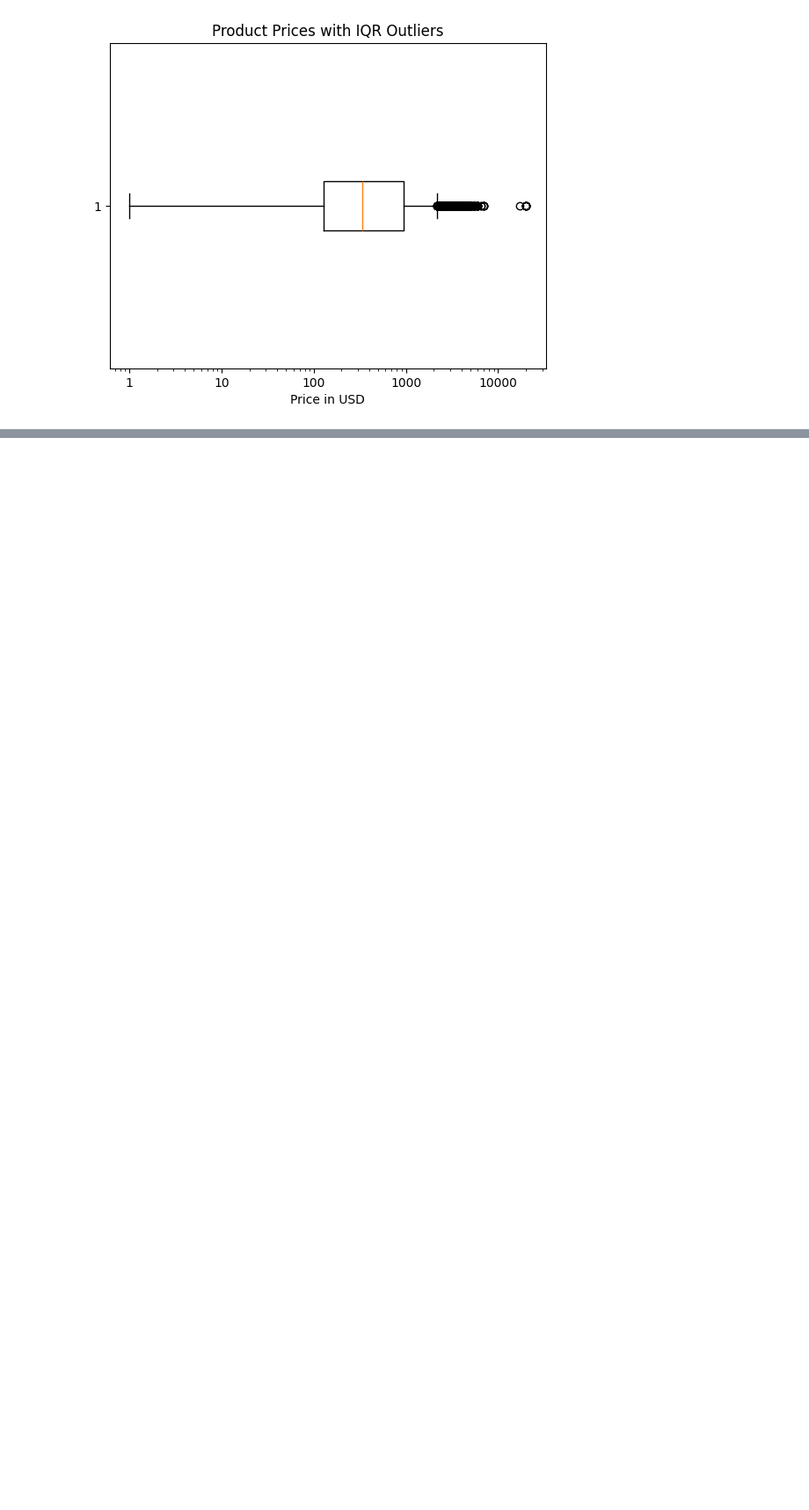
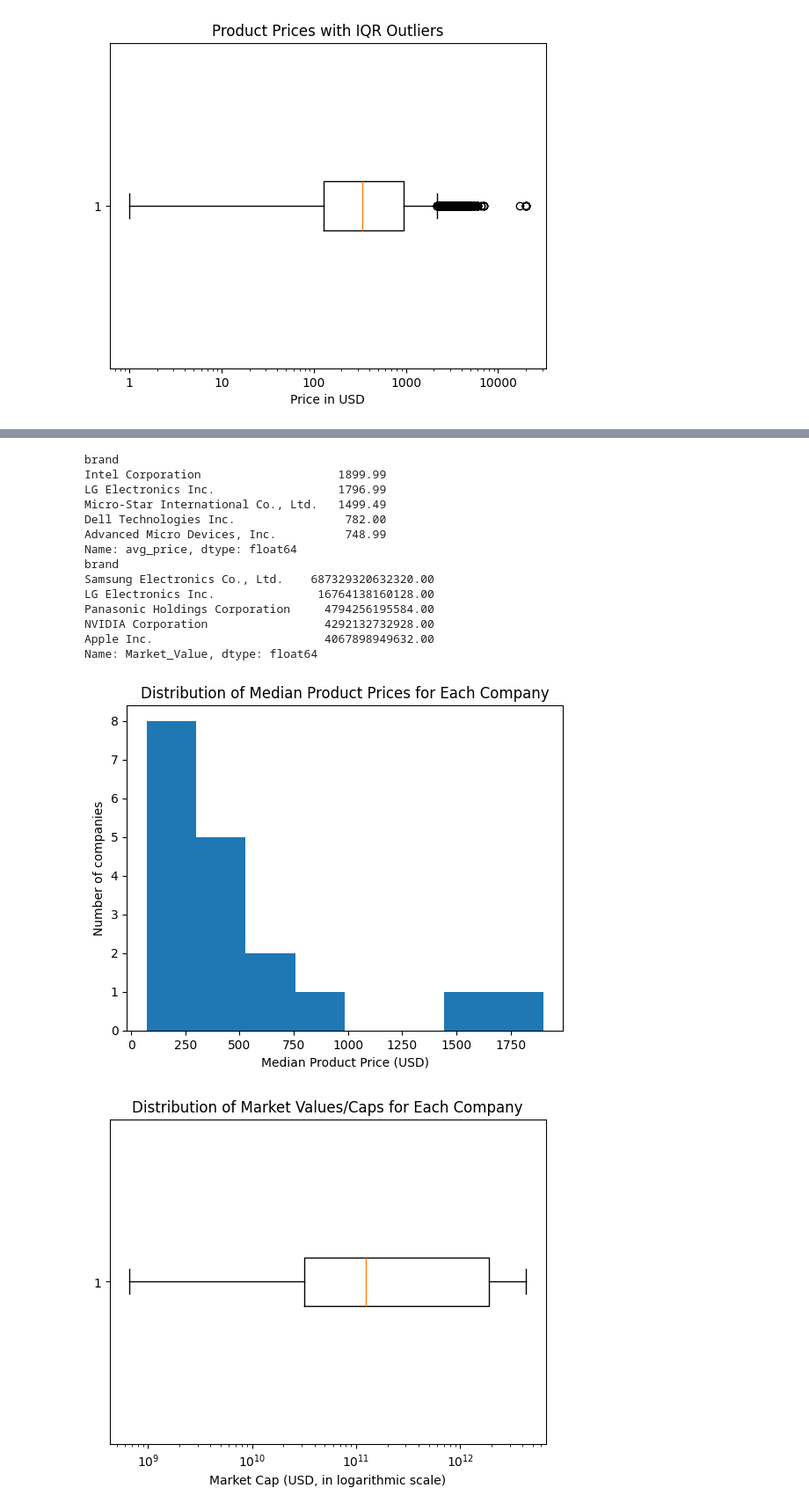
Before and after one commit to zoryT8/CMSC320-Final-Project, a Jupyter notebook: final.ipynb, the cells around one changed output, grey strips where cells are left out. Shown at 88% size. Cells and saved outputs as stored; diff of their text form; code cells hidden in the pictures; blank space fills up the shorter version.

Commit message:
added second part of exploratory analysis: correlation between market cap and product prices

```diff
--- a/final.ipynb
+++ b/final.ipynb
@@ -348,0 +349,45 @@ Name: avg_price, dtype: float64
+# %%
+# Calculating median product prices for each company
+median_product_prices = combined_df.groupby("brand")["avg_price"].median()
+
+print(median_product_prices.sort_values(ascending=False).head())
+
+# All rows for same brand have same market value because they were joined from Stock_Price.csv, so first() works here
+market_values = combined_df.groupby("brand")["Market_Value"].first()
+
+print(market_values.sort_values(ascending=False).head())
+
+# These companies' market caps seem abnormally high, maybe in wrong currency, so excluding them from correlation analysis
+exclude_companies = ["Samsung Electronics Co., Ltd.", "LG Electronics Inc.", "Panasonic Holdings Corporation"]
+
+market_values = market_values.drop(exclude_companies)
+median_product_prices = median_product_prices.drop(exclude_companies)
+
+plt.hist(median_product_prices, bins = 8)
+plt.title("Distribution of Median Product Prices for Each Company")
+plt.xlabel("Median Product Price (USD)")
+plt.ylabel("Number of companies")
+plt.show()
+
+plt.boxplot(market_values, orientation = "horizontal")
+plt.title("Distribution of Market Values/Caps for Each Company")
+plt.xscale("log")
+plt.xlabel("Market Cap (USD, in logarithmic scale)")
+plt.show()
+# %% [output]
+brand
+Intel Corporation                    1899.99
+LG Electronics Inc.                  1796.99
+Micro-Star International Co., Ltd.   1499.49
+Dell Technologies Inc.                782.00
+Advanced Micro Devices, Inc.          748.99
+Name: avg_price, dtype: float64
+brand
+Samsung Electronics Co., Ltd.    687329320632320.00
+LG Electronics Inc.               16764138160128.00
+Panasonic Holdings Corporation     4794256195584.00
+NVIDIA Corporation                 4292132732928.00
+Apple Inc.                         4067898949632.00
+Name: Market_Value, dtype: float64
+[figure, added]
+[figure, added]
```
Also changed, not shown: parts of 6 cells of this notebook.
